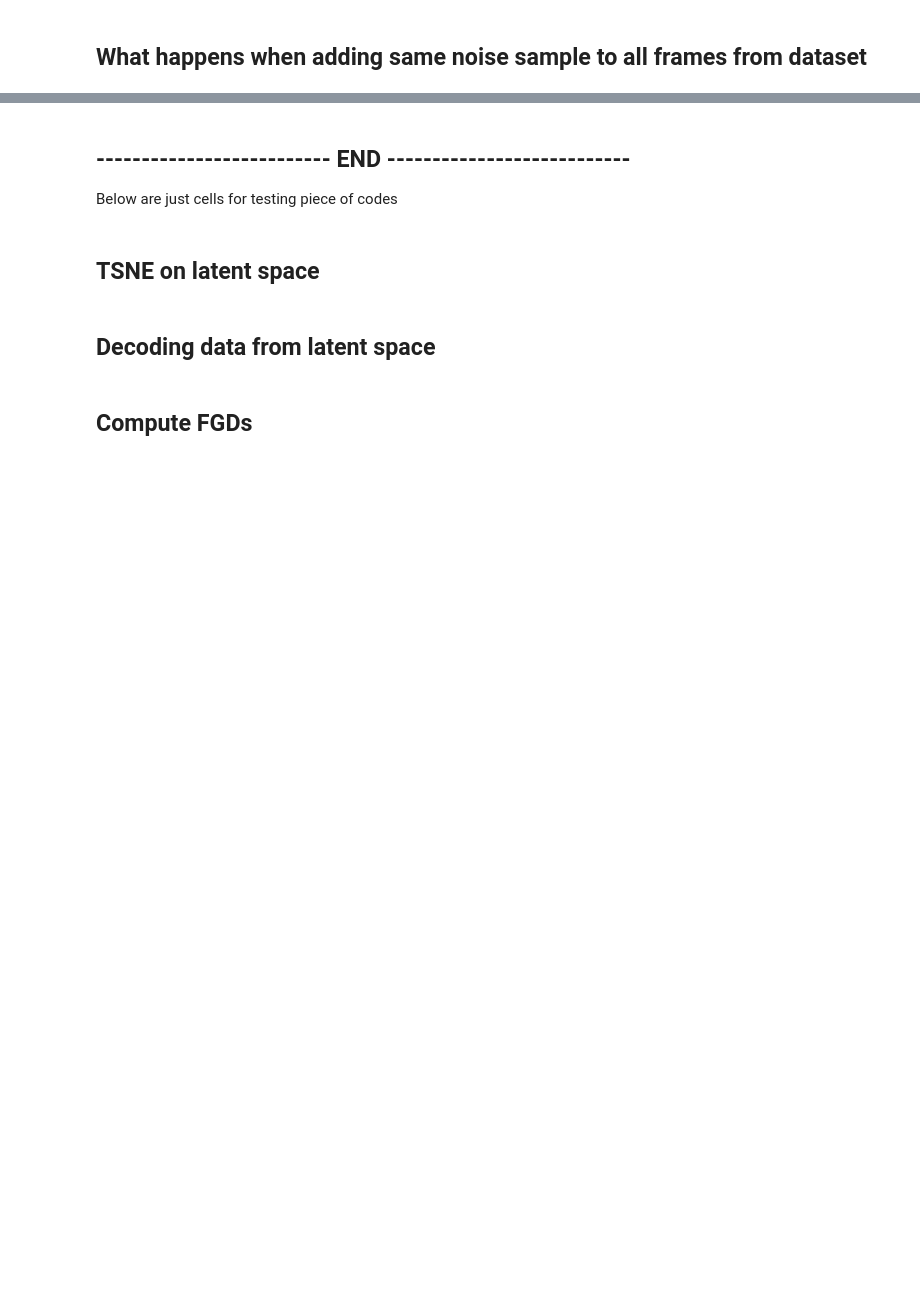
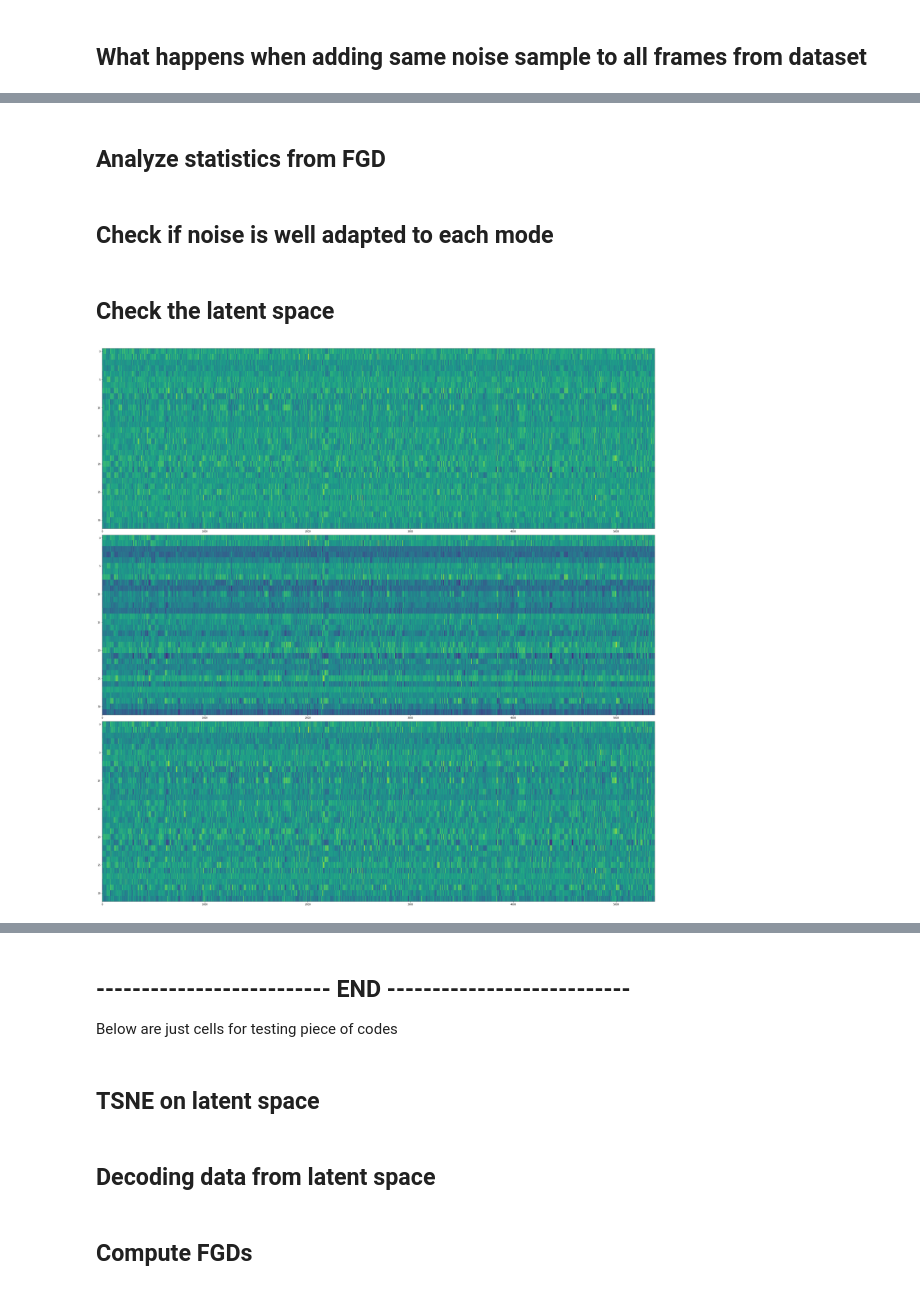
Before and after one commit to antmaio/FrechetMotionDistance, a Jupyter notebook: FGD_Conv1d.ipynb, the cells around one changed output, grey strips where cells are left out. Cells and saved outputs as stored; diff of their text form; code cells hidden in the pictures; blank space fills up the shorter version.

```diff
--- a/FGD_Conv1d.ipynb
+++ b/FGD_Conv1d.ipynb
@@ -866,0 +982,2 @@ else:
+# %% [markdown]
+## Analyze statistics from FGD
@@ -866,0 +1089,2 @@ else:
+# %% [markdown]
+## Check if noise is well adapted to each mode
@@ -866,0 +1095,28 @@ else:
+# %% [markdown]
+## Check the latent space
+# %%
+stat_path_one_sample = f'stats_{method}_one_sample.npz'
+stat_path = f'stats_{method}.npz'
+
+latent_spaces_noisy_one_sample = np.load(stat_path_one_sample)['latent_spaces_noisy']
+latent_spaces_noisy = np.load(stat_path)['latent_spaces_noisy']
+latent_spaces_gt = np.load(stat_path)['latent_spaces']
+
+def get_win_std(x, idx):
+    return x[idx*n:(idx+1)*n]
+
+
+idx = 4
+latent_spaces_gt = get_win_std(latent_spaces_gt, idx).mean(axis=0)
+latent_spaces_noisy = get_win_std(latent_spaces_noisy, idx).mean(axis=0)
+latent_spaces_noisy_one_sample = get_win_std(latent_spaces_noisy_one_sample, idx).mean(axis=0)
+
+fig, ax = plt.subplots(3, figsize=(34,34))
+ax[0].imshow(latent_spaces_gt.transpose(), interpolation="nearest", aspect='auto')
+#plt.figure()
+ax[1].imshow(latent_spaces_noisy.transpose(), interpolation="nearest", aspect='auto')
+#plt.figure()
+ax[2].imshow(latent_spaces_noisy_one_sample.transpose(), interpolation="nearest", aspect='auto')
+plt.tight_layout()
+# %% [output]
+[figure, added]
```
Also changed, not shown: parts of 16 cells of this notebook.
